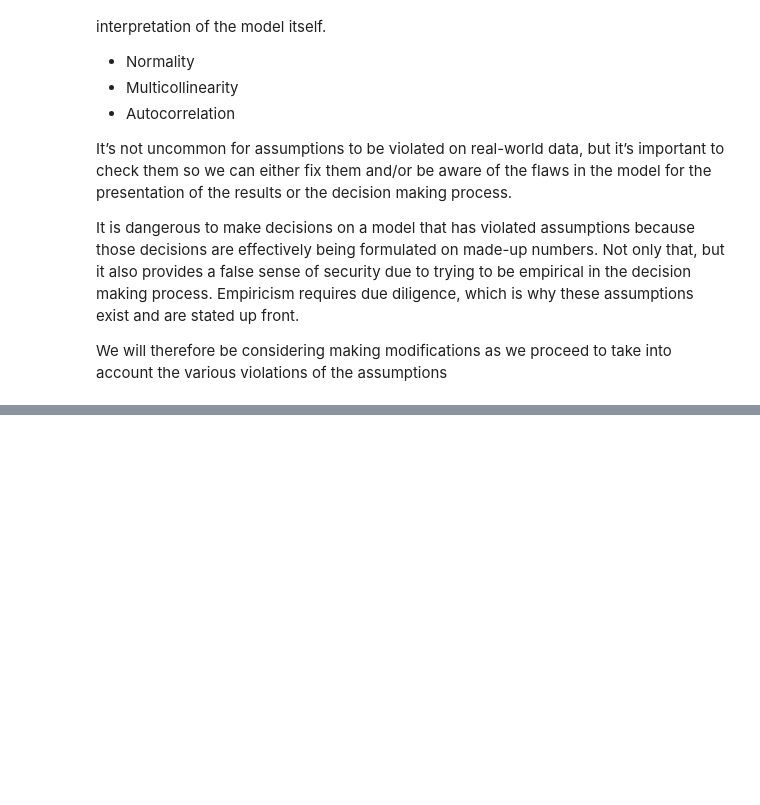
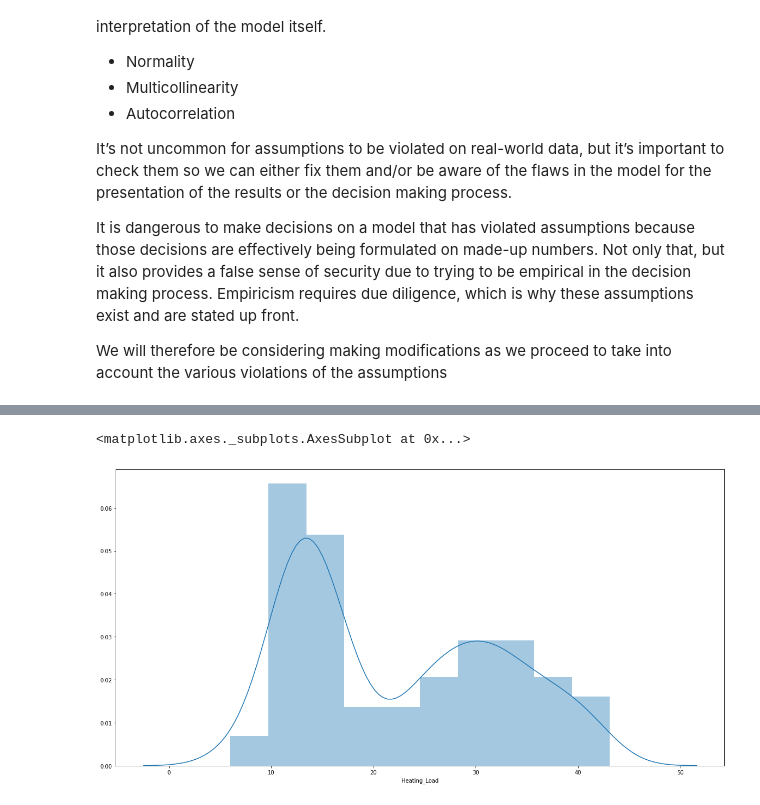
Before and after one commit to AbisoyeAbidakun/Energy-Data, a Jupyter notebook: Building Energy Efficiency - Machine Learning .ipynb, the cells around one changed output, grey strips where cells are left out. Saved outputs shown, nothing was run; the diff lists cells and outputs as text; code cells hidden in the pictures; blank space fills up the shorter version.

```diff
--- a/Building Energy Efficiency - Machine Learning .ipynb
+++ b/Building Energy Efficiency - Machine Learning .ipynb
@@ -767,0 +855,5 @@ We will therefore be considering making modifications as we proceed to take into
+# %%
+sns.distplot(target2)
+# %% [output]
+<matplotlib.axes._subplots.AxesSubplot at 0x...>
+[figure, added]
```
Also changed, not shown: parts of 45 cells of this notebook.
